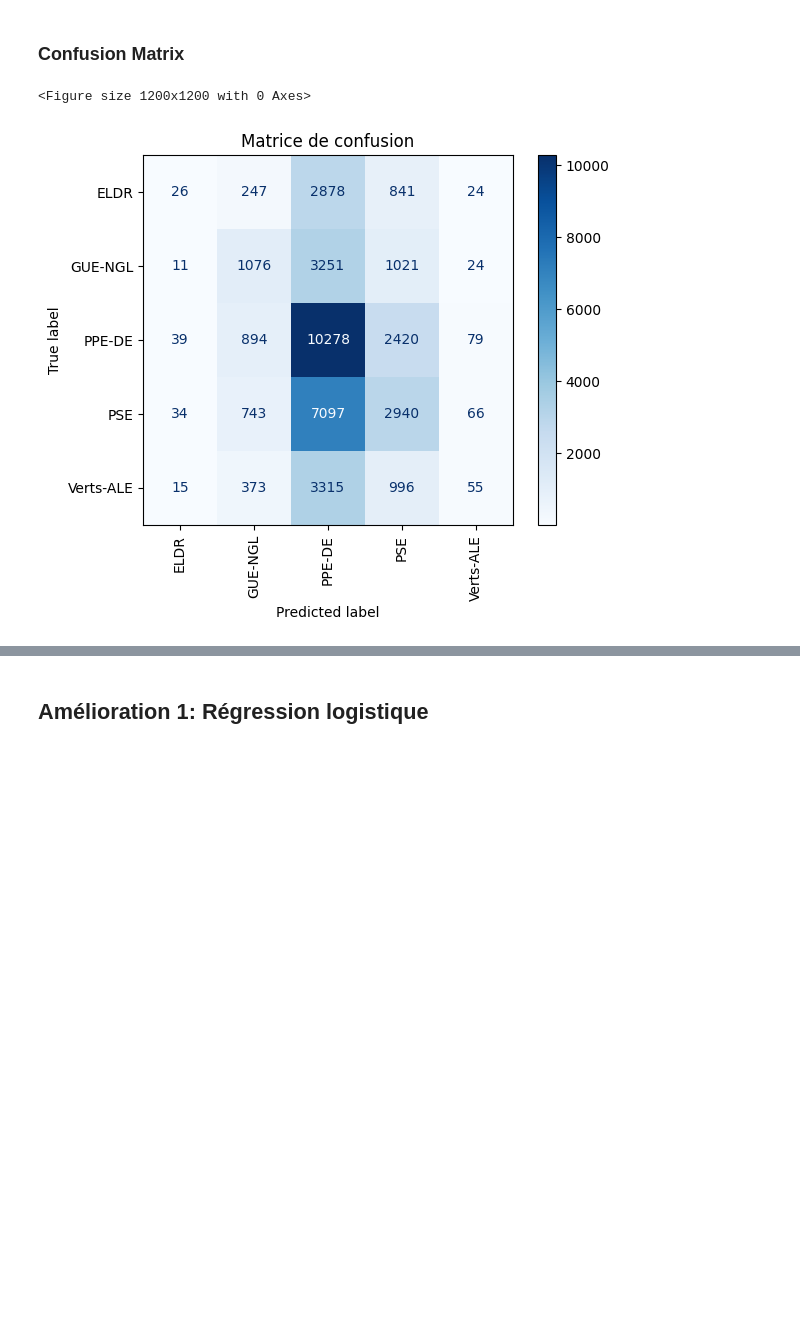
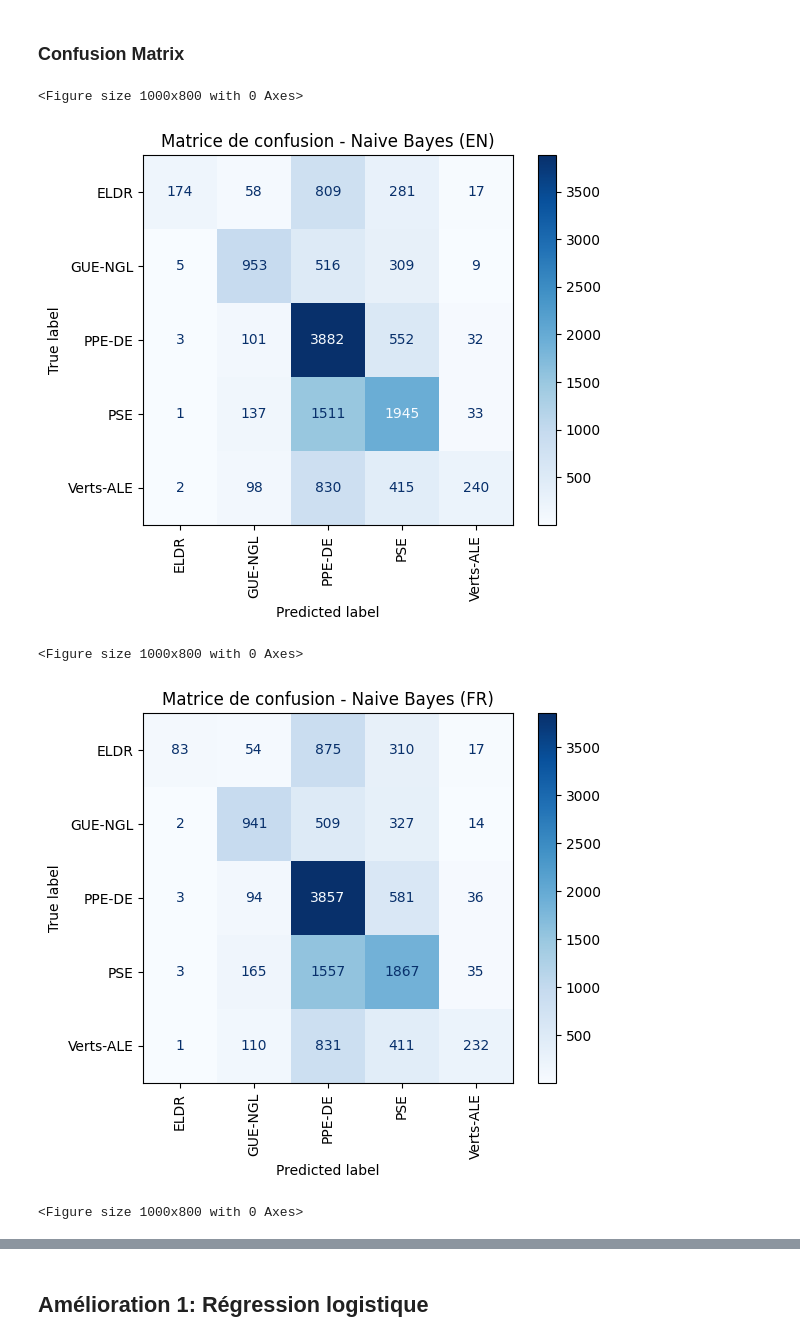
Before and after one commit to Xiaobo33/Apprentissage_artificiel, a Jupyter notebook: Projet_finale_LSTM.ipynb, the cells around one changed output, grey strips where cells are left out. Drawn from its saved outputs; the diff is of its cells as text; code cells hidden in the pictures; blank space fills up the shorter version.

```diff
--- a/Projet_finale_LSTM.ipynb
+++ b/Projet_finale_LSTM.ipynb
@@ -232,7 +308,14 @@ Meilleur alpha (selon Macro-F1 sur dev): 0.3
 # %%
-y_dev_pred_nb = best_nb.predict(X_dev_word)
+# Évaluation sur dev set pour chaque langue
+for lang in languages:
+    print(f"\n Évaluation DEV - {lang.upper()}")
+    best_nb = nb_results_by_lang[lang]['best_nb']
+    X_dev_word = data_by_lang[lang]['X_dev_tfidf']
+    y_dev_labels = data_by_lang[lang]['y_dev']
 
-print(classification_report(y_dev_labels, y_dev_pred_nb, digits=2))
-print("DEV Accuracy:", accuracy_score(y_dev_labels, y_dev_pred_nb))
-print("DEV Macro-F1:", f1_score(y_dev_labels, y_dev_pred_nb, average="macro"))
+    y_dev_pred_nb = best_nb.predict(X_dev_word)
+
+    print(classification_report(y_dev_labels, y_dev_pred_nb, digits=2, zero_division=0))
+    print("DEV Accuracy:", accuracy_score(y_dev_labels, y_dev_pred_nb))
+    print("DEV Macro-F1:", f1_score(y_dev_labels, y_dev_pred_nb, average="macro"))
 # %% [output]
@@ -324,13 +465,28 @@ plt.show()
 # %% [markdown]
 ### Confusion Matrix
 # %%
-cm_nb = confusion_matrix(test_labels, y_test_pred_nb)
+# Matrice de confusion pour chaque langue
+for lang in languages:
+    test_labels = data_by_lang[lang]['test_labels']
+    y_test_pred_nb = data_by_lang[lang]['nb_test_pred']
 
-plt.figure(figsize=(12, 12))
-disp = ConfusionMatrixDisplay(confusion_matrix=cm_nb, display_labels=label_encoder.classes_)
-disp.plot(cmap=plt.cm.Blues, xticks_rotation='vertical', values_format='d')
-plt.title("Matrice de confusion")
-plt.show()
+    # Créer label_encoder pour cette langue
+    label_encoder = LabelEncoder()
+    label_encoder.fit(test_labels)
+
+    cm_nb = confusion_matrix(test_labels, y_test_pred_nb, labels=label_encoder.classes_)
+
+    plt.figure(figsize=(10, 8))
+    disp = ConfusionMatrixDisplay(confusion_matrix=cm_nb, display_labels=label_encoder.classes_)
+    disp.plot(cmap=plt.cm.Blues, xticks_rotation='vertical', values_format='d')
+    plt.title(f"Matrice de confusion - Naive Bayes ({lang.upper()})")
+    plt.show()
+
+    # Sauvegarder label_encoder pour cette langue
+    data_by_lang[lang]['label_encoder'] = label_encoder
 # %% [output]
-<Figure size 1200x1200 with 0 Axes>
+<Figure size 1000x800 with 0 Axes>
-[figure, old version]
+[figure, new version]
+<Figure size 1000x800 with 0 Axes>
+[figure, added]
+<Figure size 1000x800 with 0 Axes>
```
Also changed, not shown: parts of 29 cells of this notebook.
